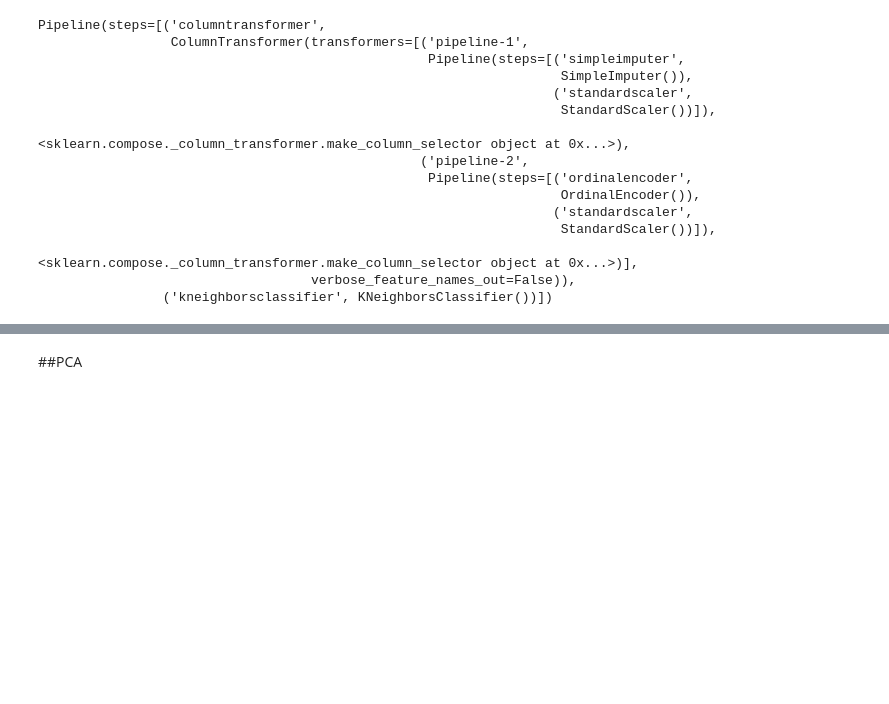
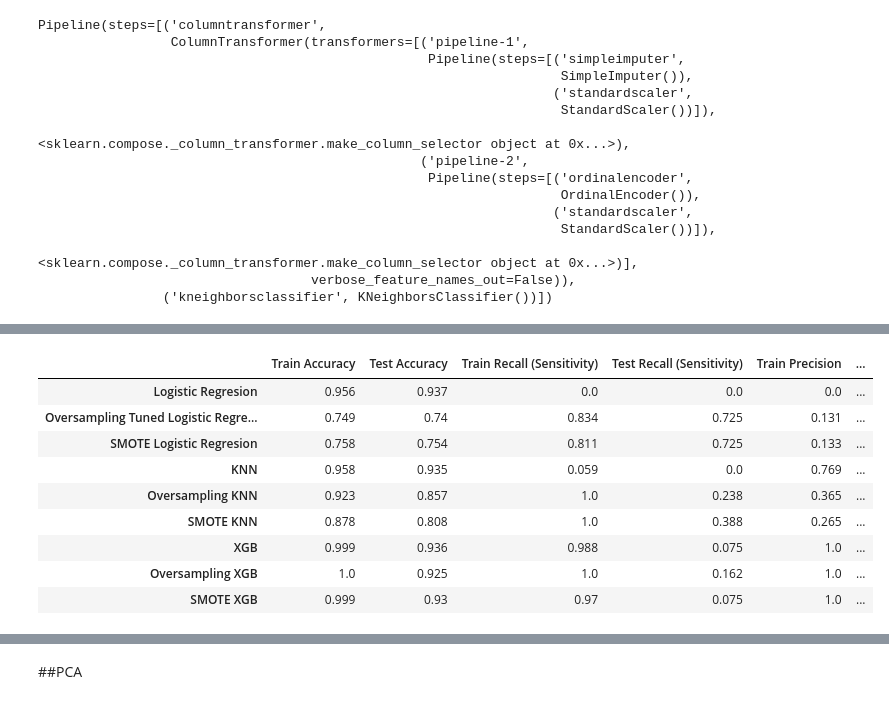
Before and after one commit to hawkeyedatatsai/Stroke-Prediction, a Jupyter notebook: Stroke_Prediction.ipynb, the cells around one changed output, grey strips where cells are left out. Saved outputs shown, nothing was run; the diff lists cells and outputs as text; code cells hidden in the pictures; blank space fills up the shorter version.

```diff
--- a/Stroke_Prediction.ipynb
+++ b/Stroke_Prediction.ipynb
@@ -517,3 +582,14 @@ Pipeline(steps=[('columntransformer',
                                                   <sklearn.compose._column_transformer.make_column_selector object at 0x...>)],
                                    verbose_feature_names_out=False)),
                 ('kneighborsclassifier', KNeighborsClassifier())])
+# %%
+#oversampling knn
+over_sampler = RandomOverSampler()
+over_sample_pipe = make_sampler_pipeline(preprocessor, over_sampler)
+#Scale and oversample the data.
+X_train_over, y_train_over = over_sample_pipe.fit_resample(X_train, y_train)
+#Create the oversampling modeling pipeline
+knn_over = KNeighborsClassifier()
+over_sample_knn_pipe = make_sampler_pipeline(preprocessor, over_sampler, knn_over)
+#Fit and evaluate the model
+over_sample_knn_pipe.fit(X_train, y_train)
@@ -519,0 +613,7 @@ Pipeline(steps=[('columntransformer',
+# %%
+#SMOTE KNN
+smote = SMOTE()
+knn_smote = KNeighborsClassifier()
+knn_smote_pipe = make_sampler_pipeline(preprocessor, smote, knn_smote)
+#Fit and evaluate the model pipeline
+knn_smote_pipe.fit(X_train, y_train)
@@ -526,0 +675,11 @@ NameError: ignored
+# %%
+#oversampling XGBooster
+over_sampler = RandomOverSampler()
+over_sample_pipe = make_sampler_pipeline(preprocessor, over_sampler)
+#Scale and oversample the data.
+X_train_over, y_train_over = over_sample_pipe.fit_resample(X_train, y_train)
+#Create the oversampling modeling pipeline
+xgb_over = XGBClassifier()
+over_sample_xgb_pipe = make_sampler_pipeline(preprocessor, over_sampler, xgb_over)
+#Fit and evaluate the model
+over_sample_xgb_pipe.fit(X_train, y_train)
@@ -526,0 +704,7 @@ NameError: ignored
+# %%
+#SMOTE XGBooster
+smote = SMOTE()
+xgb_smote = XGBClassifier()
+xgb_smote_pipe = make_sampler_pipeline(preprocessor, smote, xgb_smote)
+#Fit and evaluate the model pipeline
+xgb_smote_pipe.fit(X_train, y_train)
@@ -526,0 +729,16 @@ NameError: ignored
+# %%
+classification_metrics(xgb_pipe, X_train, X_test, y_train, y_test, "XGB")
+classification_metrics(over_sample_xgb_pipe, X_train, X_test, y_train, y_test, "Oversampling XGB")
+classification_metrics(xgb_smote_pipe, X_train, X_test, y_train, y_test, "SMOTE XGB")
+class_metrics_df
+# %% [output]
+|  | Train Accuracy | Test Accuracy | Train Recall (Sensitivity) | Test Recall (Sensitivity) | Train Precision | ... |
+| Logistic Regresion | 0.956 | 0.937 | 0.0 | 0.0 | 0.0 | ... |
+| Oversampling Tuned Logistic Regre... | 0.749 | 0.74 | 0.834 | 0.725 | 0.131 | ... |
+| SMOTE Logistic Regresion | 0.758 | 0.754 | 0.811 | 0.725 | 0.133 | ... |
+| KNN | 0.958 | 0.935 | 0.059 | 0.0 | 0.769 | ... |
+| Oversampling KNN | 0.923 | 0.857 | 1.0 | 0.238 | 0.365 | ... |
+| SMOTE KNN | 0.878 | 0.808 | 1.0 | 0.388 | 0.265 | ... |
+| XGB | 0.999 | 0.936 | 0.988 | 0.075 | 1.0 | ... |
+| Oversampling XGB | 1.0 | 0.925 | 1.0 | 0.162 | 1.0 | ... |
+| SMOTE XGB | 0.999 | 0.93 | 0.97 | 0.075 | 1.0 | ... |
```
Also changed, not shown: parts of 25 cells of this notebook.
